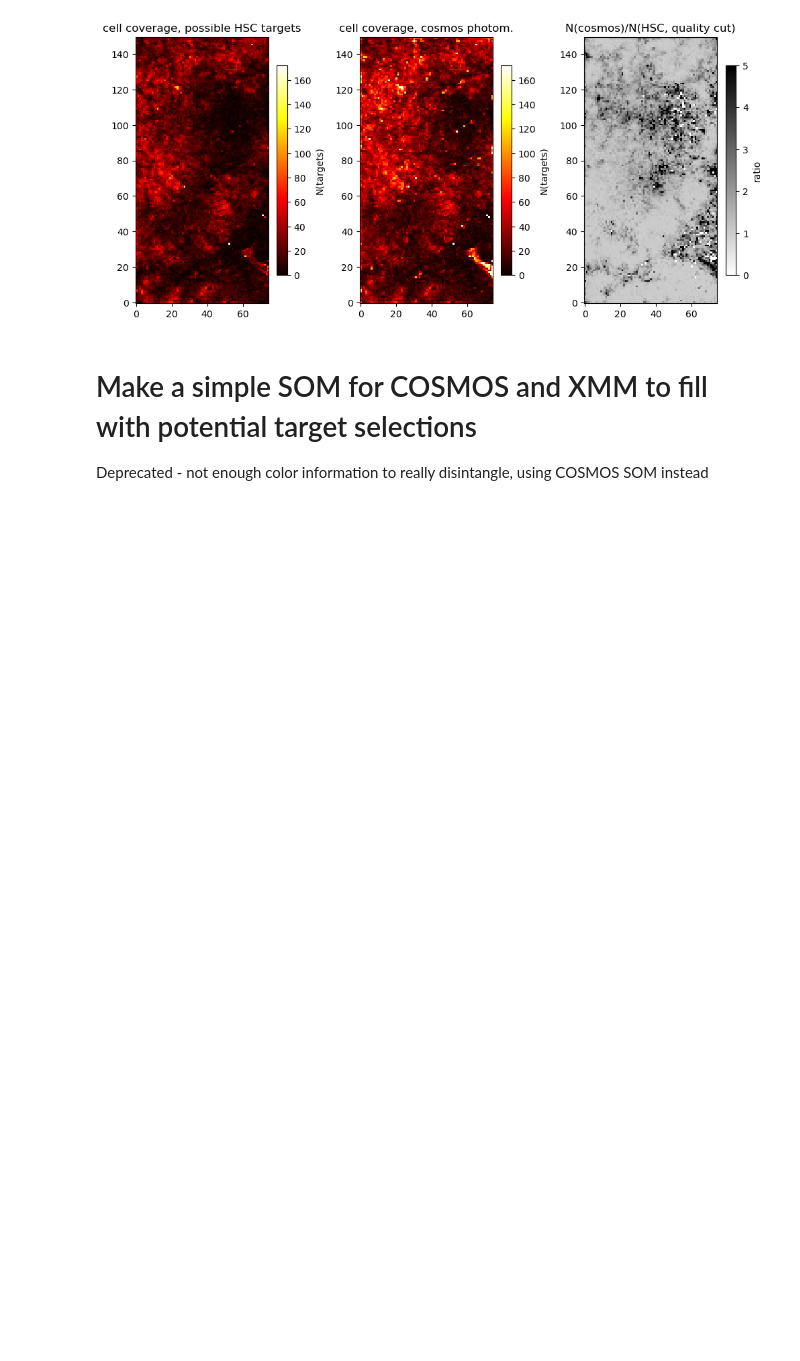
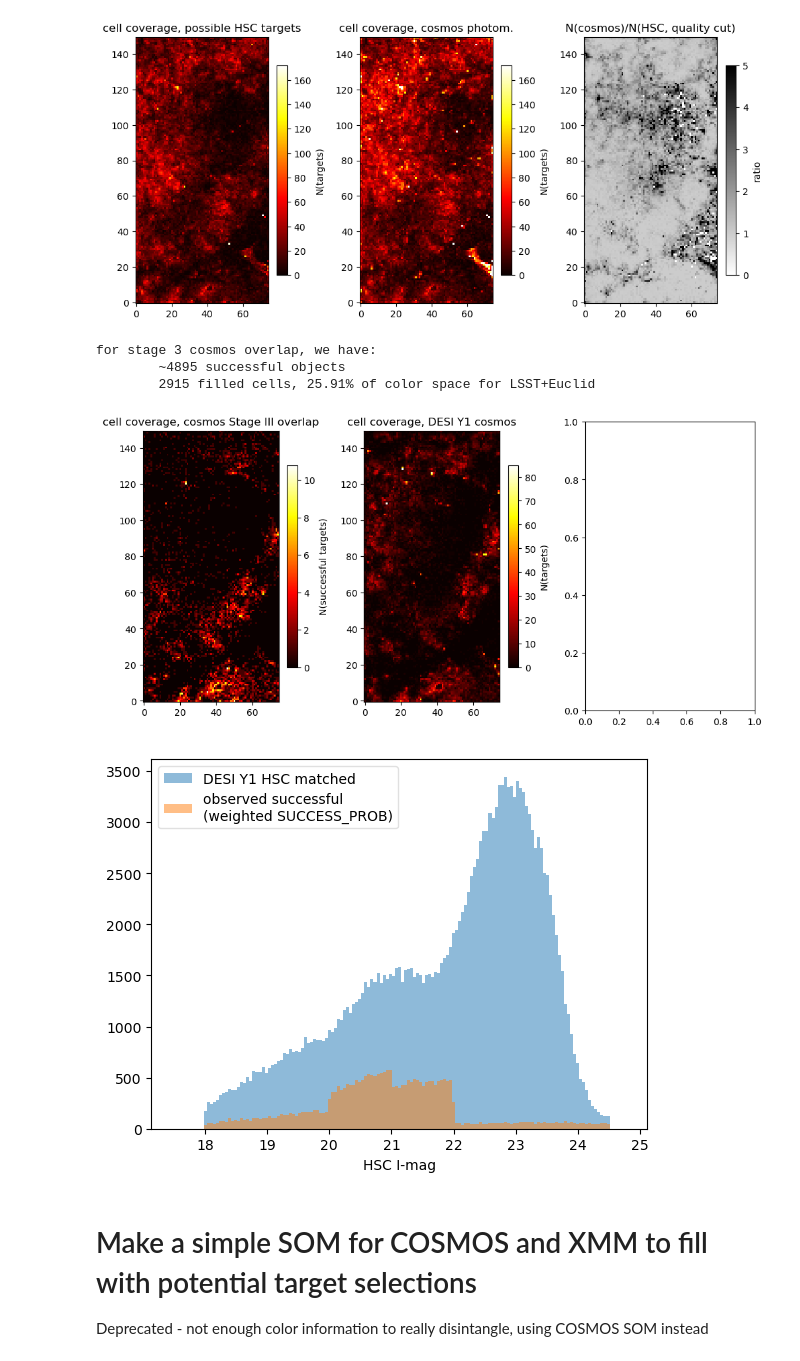
Before and after one commit to jmccull/desi_deep, a Jupyter notebook: SOM_cosmos.ipynb, the cells around one changed output. Cells and saved outputs as stored; diff of their text form; code cells hidden in the pictures; blank space fills up the shorter version.

```diff
--- a/SOM_cosmos.ipynb
+++ b/SOM_cosmos.ipynb
@@ -149,6 +178,14 @@ def get_coverage(cellids,shp=(150,75)):
     output = format_cell_props(unqcells,cts,shp=shp)
     output[np.isnan(output)] = 0 #its occupancy, so this is valid
     return output
+
+def get_neff_coverage(cellids, succ_prob, shp=(150,75)):
+    #get cell occupancy by summing the success probability per object, return SOM object formatted correctly
+    unqcells = np.unique(cellids)
+    cts = np.array([np.sum(succ_prob[cellids==cell]) for cell in unqcells])
+    output = format_cell_props(unqcells,cts,shp=shp)
+    output[np.isnan(output)] = 0 #its occupancy, so this is valid
+    return output
 # %%
 occup = get_coverage(matched_targets['CELLINDEX'])
 occup_cosmos = get_coverage(cosmos['CELLINDEX'])
@@ -170,6 +207,46 @@ plt.tight_layout()
 plt.show()
 # %% [output]
 [figure]
+# %%
+#now do mock up of (1) wide LSST DDF coverage (2) Stage III coverage (COSMOS only), (3) existing coverage from COSMOS/XMM Y1
+
+occup_stage3 = get_neff_coverage(matched_obs['CELLINDEX'],matched_obs['SUCCESS_PROB'])
+occup_desiy1 = get_coverage(matched_desiy1['CELLINDEX'])
+
+print('for stage 3 cosmos overlap, we have:')
+print('\t~{0} successful objects'.format(round(np.sum(occup_stage3.flatten()))))
+totcells = np.sum(occup_stage3.flatten()>0)
+print('\t{0:d} filled cells, {1:.2f}% of color space for LSST+Euclid'.format(totcells, 100*totcells/(150.*75.)))
+
+fig,ax = plt.subplots(1,3,figsize=(10,5))
+img = ax[0].imshow(occup_stage3,origin='lower',interpolation='nearest',cmap='hot')
+ax[0].set_title('cell coverage, cosmos Stage III overlap')
+plt.colorbar(img, ax=ax[0],label='N(successful targets)',shrink=0.7)
+
+img = ax[1].imshow(occup_desiy1,origin='lower',interpolation='nearest',cmap='hot',vmin=0,vmax=np.max(occup_desiy1))
+ax[1].set_title('cell coverage, DESI Y1 cosmos')
+plt.colorbar(img, ax=ax[1],label='N(targets)',shrink=0.7)
+
+# img = ax[2].imshow(occup_cosmos/occup,origin='lower',interpolation='nearest',cmap='binary',vmin=0,vmax=5)
+# ax[2].set_title('N(cosmos)/N(HSC, quality cut)')
+# plt.colorbar(img, ax=ax[2],label='ratio',shrink=0.7)
+
+plt.tight_layout()
+plt.show()
+
+density = False
+plt.hist(matched_desiy1_hsc['I_MAG'],bins=bins,alpha=0.5,label='DESI Y1 HSC matched',density=density)
+plt.hist(cat['I_MAG'],bins=bins,alpha=0.5,label='observed successful\n(weighted SUCCESS_PROB)',weights=cat['SUCCESS_PROB'],density=density)
+plt.xlabel('HSC I-mag')
+plt.legend(loc='upper left',frameon=True, framealpha=0.6)
+#plt.ylim([0,2000])
+plt.show()
+# %% [output]
+for stage 3 cosmos overlap, we have:
+        ~4895 successful objects
+        2915 filled cells, 25.91% of color space for LSST+Euclid
+[figure, added]
+[figure, added]
 # %% [markdown]
 # Make a simple SOM for COSMOS and XMM to fill with potential target selections
 Deprecated - not enough color information to really disintangle, using COSMOS SOM instead
```
Also changed, not shown: parts of 6 cells of this notebook.
